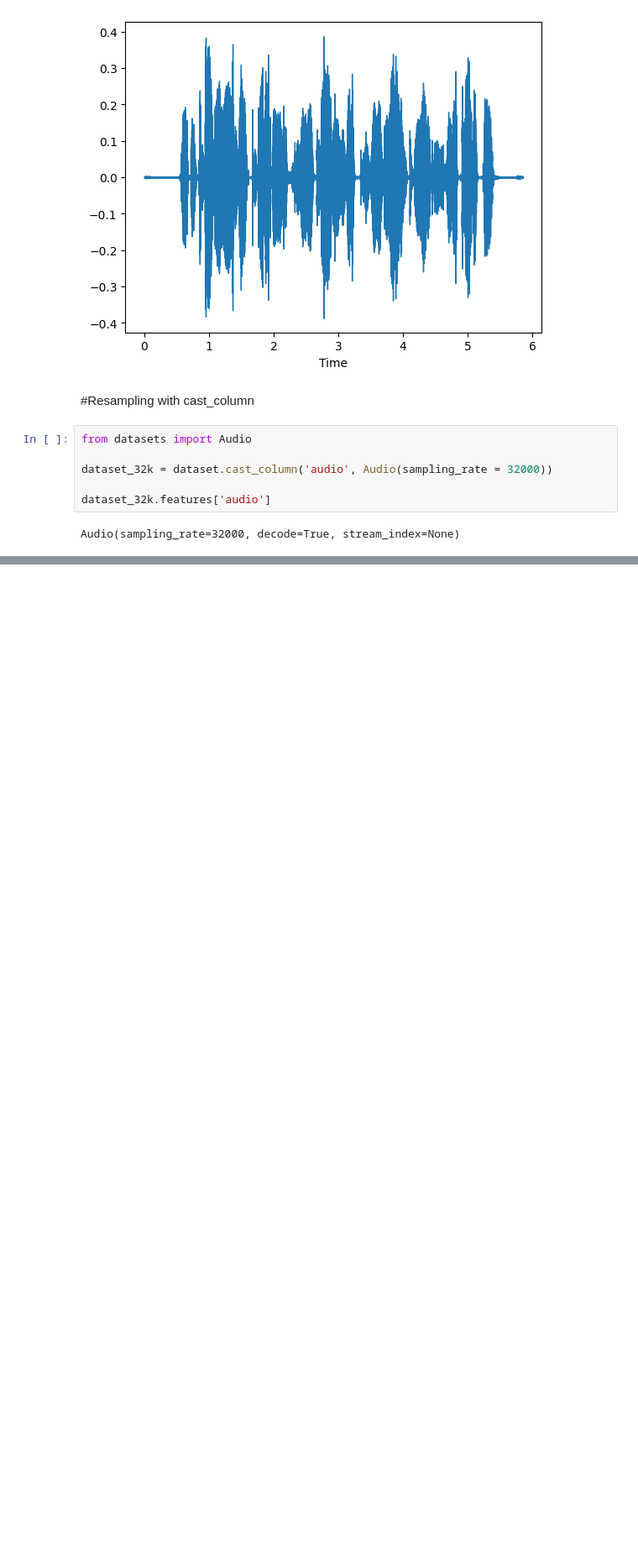
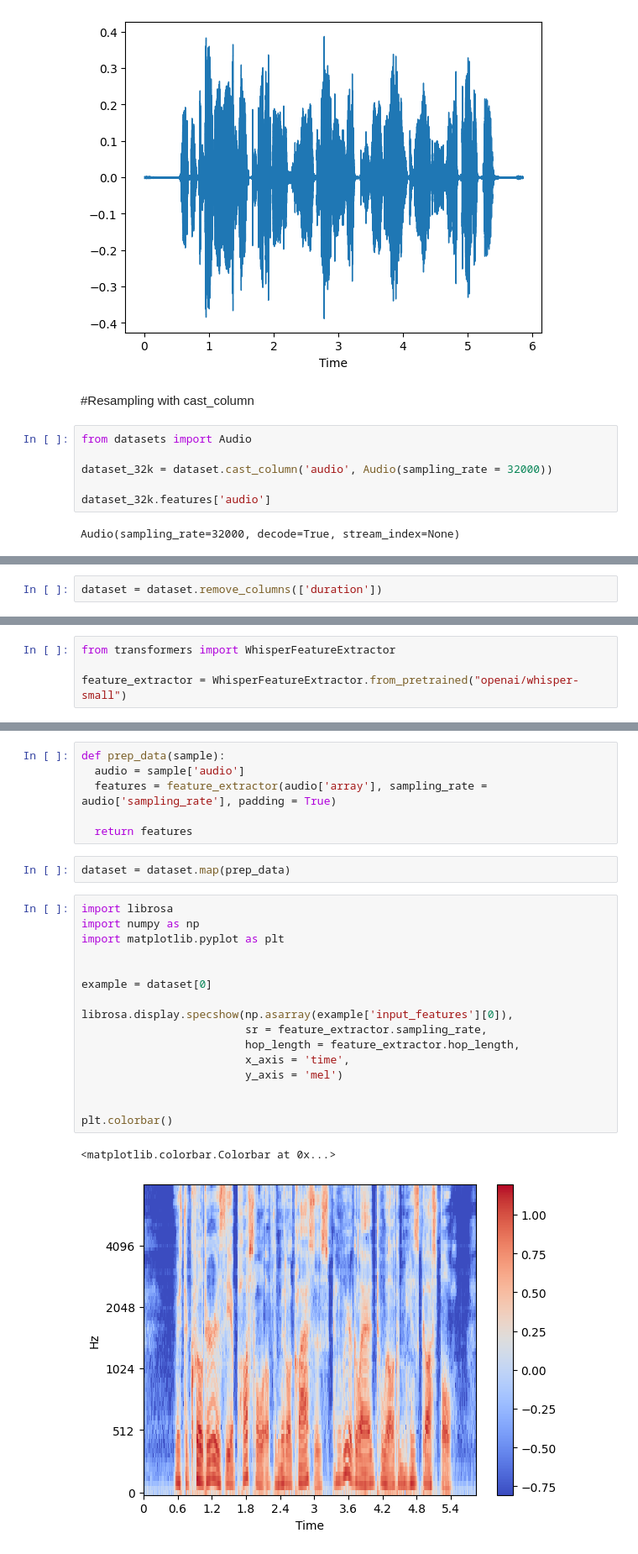
Before and after one commit to 10udCryp7/Speech-Practice, a Jupyter notebook: notebooks/01_Working_with_audio_data.ipynb, the cells around one changed output, grey strips where cells are left out. Shown at 84% size. Saved outputs shown, nothing was run; the diff lists cells and outputs as text; blank space fills up the shorter version.

```diff
--- a/notebooks/01_Working_with_audio_data.ipynb
+++ b/notebooks/01_Working_with_audio_data.ipynb
@@ -74,0 +111,2 @@ Audio(sampling_rate=32000, decode=True, stream_index=None)
+# %%
+dataset = dataset.remove_columns(['duration'])
@@ -74,0 +115,4 @@ Audio(sampling_rate=32000, decode=True, stream_index=None)
+# %%
+from transformers import WhisperFeatureExtractor
+
+feature_extractor = WhisperFeatureExtractor.from_pretrained("openai/whisper-small")
@@ -74,0 +146,27 @@ Audio(sampling_rate=32000, decode=True, stream_index=None)
+# %%
+def prep_data(sample):
+  audio = sample['audio']
+  features = feature_extractor(audio['array'], sampling_rate = audio['sampling_rate'], padding = True)
+
+  return features
+# %%
+dataset = dataset.map(prep_data)
+# %%
+import librosa
+import numpy as np
+import matplotlib.pyplot as plt
+
+
+example = dataset[0]
+
+librosa.display.specshow(np.asarray(example['input_features'][0]),
+                         sr = feature_extractor.sampling_rate,
+                         hop_length = feature_extractor.hop_length,
+                         x_axis = 'time',
+                         y_axis = 'mel')
+
+
+plt.colorbar()
+# %% [output]
+<matplotlib.colorbar.Colorbar at 0x...>
+[figure, added]
```
Also changed, not shown: parts of 12 cells of this notebook.
